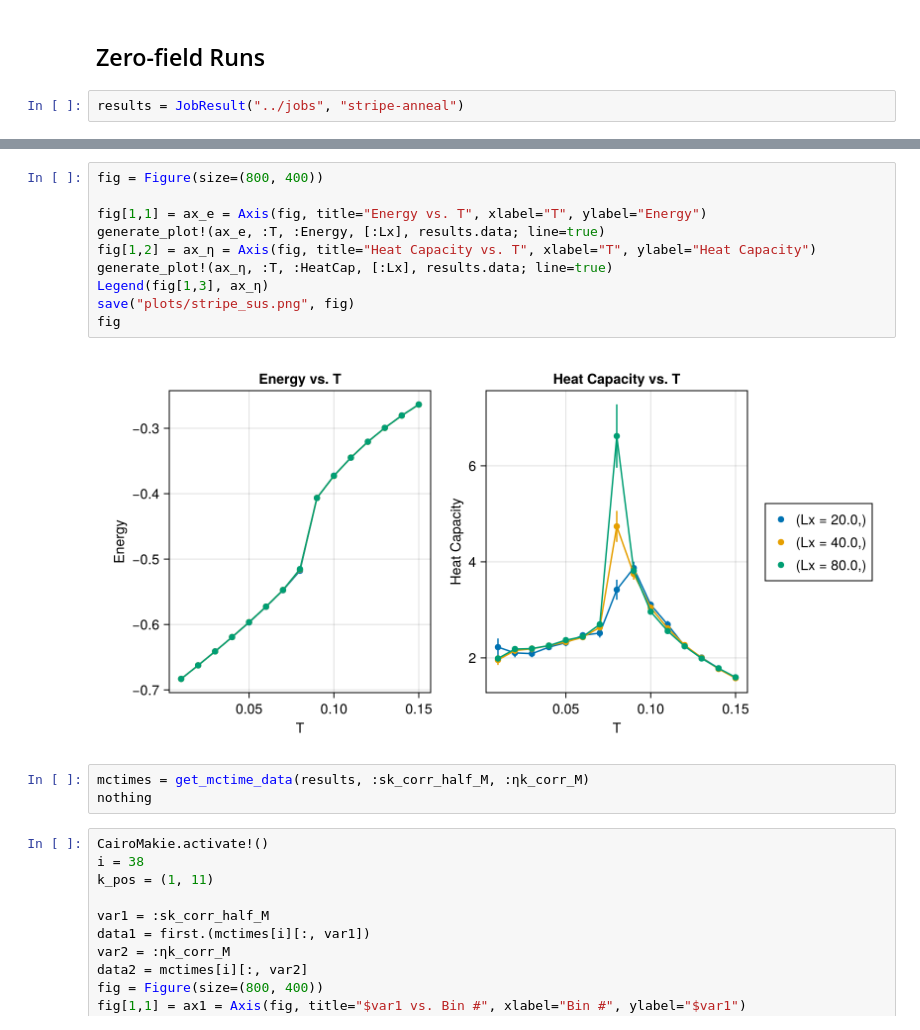
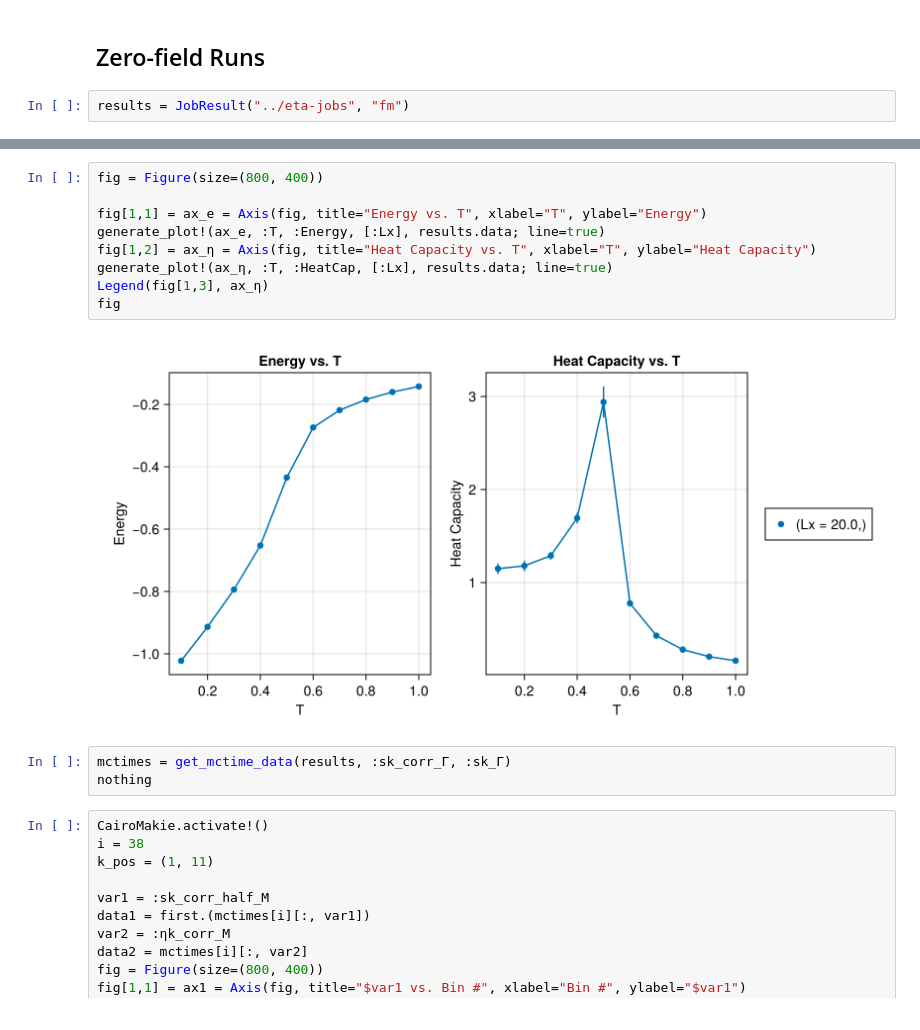
Before and after one commit to PatXue/WignerMolecule.jl, a Jupyter notebook: analysis/eta-model.ipynb, the cells around one changed output, grey strips where cells are left out. Drawn from its saved outputs; the diff is of its cells as text.

Commit message:
Plot FM data for EtaMC

```diff
--- a/analysis/eta-model.ipynb
+++ b/analysis/eta-model.ipynb
@@ -66,5 +66,5 @@ generate_spins (generic function with 1 method)
 # %% [markdown]
 ## Zero-field Runs
 # %%
-results = JobResult("../jobs", "stripe-anneal")
+results = JobResult("../eta-jobs", "fm")
 # %% [output]
@@ -102,17 +101,16 @@ fig
 # %%
 fig = Figure(size=(800, 400))
 
 fig[1,1] = ax_e = Axis(fig, title="Energy vs. T", xlabel="T", ylabel="Energy")
 generate_plot!(ax_e, :T, :Energy, [:Lx], results.data; line=true)
 fig[1,2] = ax_η = Axis(fig, title="Heat Capacity vs. T", xlabel="T", ylabel="Heat Capacity")
 generate_plot!(ax_η, :T, :HeatCap, [:Lx], results.data; line=true)
 Legend(fig[1,3], ax_η)
-save("plots/stripe_sus.png", fig)
 fig
 # %% [output]
-[figure, old version]
+[figure, new version]
 # %%
-mctimes = get_mctime_data(results, :sk_corr_half_M, :ηk_corr_M)
+mctimes = get_mctime_data(results, :sk_corr_Γ, :sk_Γ)
 nothing
 # %%
 CairoMakie.activate!()
```
Also changed, not shown: parts of 3 cells of this notebook.
